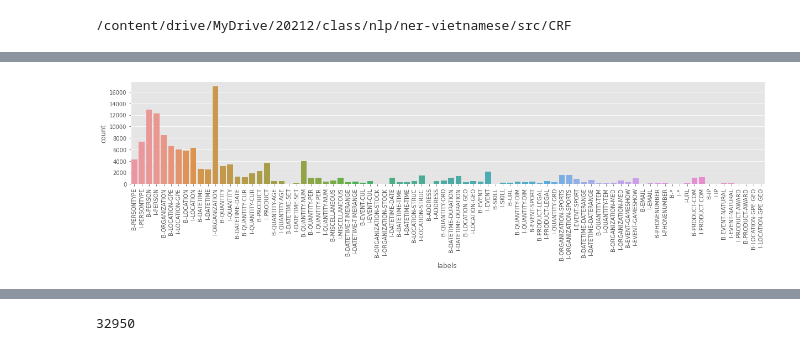
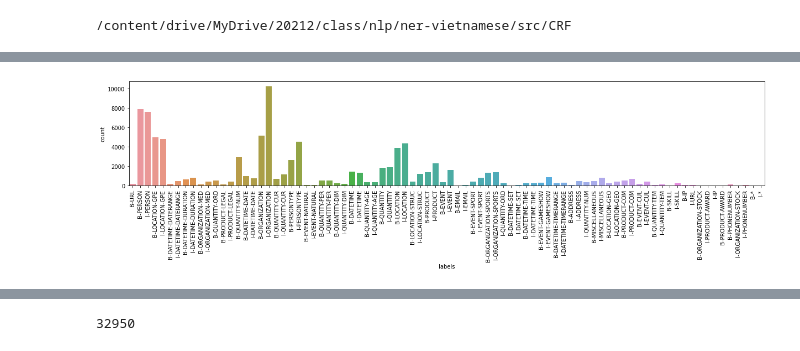
Before and after one commit to longpt233/ner-vietnamese, a Jupyter notebook: src/CRF/crf_v2.ipynb, the cells around one changed output, grey strips where cells are left out. Saved outputs shown, nothing was run; the diff lists cells and outputs as text; code cells hidden in the pictures.

```diff
--- a/src/CRF/crf_v2.ipynb
+++ b/src/CRF/crf_v2.ipynb
@@ -53,0 +13,7 @@ plt.show()
+# %%
+import utils
+
+DATA_PATH = "/content/drive/MyDrive/20212/class/nlp/ner-vietnamese/data-new/dataset"
+train =utils.pre_process('train',DATA_PATH)
+dev = utils.pre_process('dev',DATA_PATH)
+test = utils.pre_process('test',DATA_PATH)
@@ -53,0 +22,8 @@ plt.show()
+# %%
+dev['sentence_id'] = dev.apply(lambda row: row.sentence_id + 32000, axis=1)
+test['sentence_id'] = test.apply(lambda row: row.sentence_id + 40000, axis=1)
+# %%
+import pandas as pd
+train = pd.concat([train,dev,test])
+# %%
+train_report = train.copy()
@@ -54,13 +46,13 @@ plt.show()
 # %%
 import seaborn as sns
 
 plt.figure(figsize=(17, 5))
 
-data_ner_non_null = data_df.drop(data_df[data_df['labels'] == 'O'].index)
+data_ner_non_null = train_report.drop(train_report[train_report['labels'] == 'O'].index)
 
 ax = sns.countplot('labels', data=data_ner_non_null)
 ax.set_xticklabels(ax.get_xticklabels(), rotation=90, ha="center")
 plt.tight_layout()
 plt.show()
 # %% [output]
-[figure, old version]
+[figure, new version]
```
Also changed, not shown: parts of 30 cells of this notebook, 6 other files.
